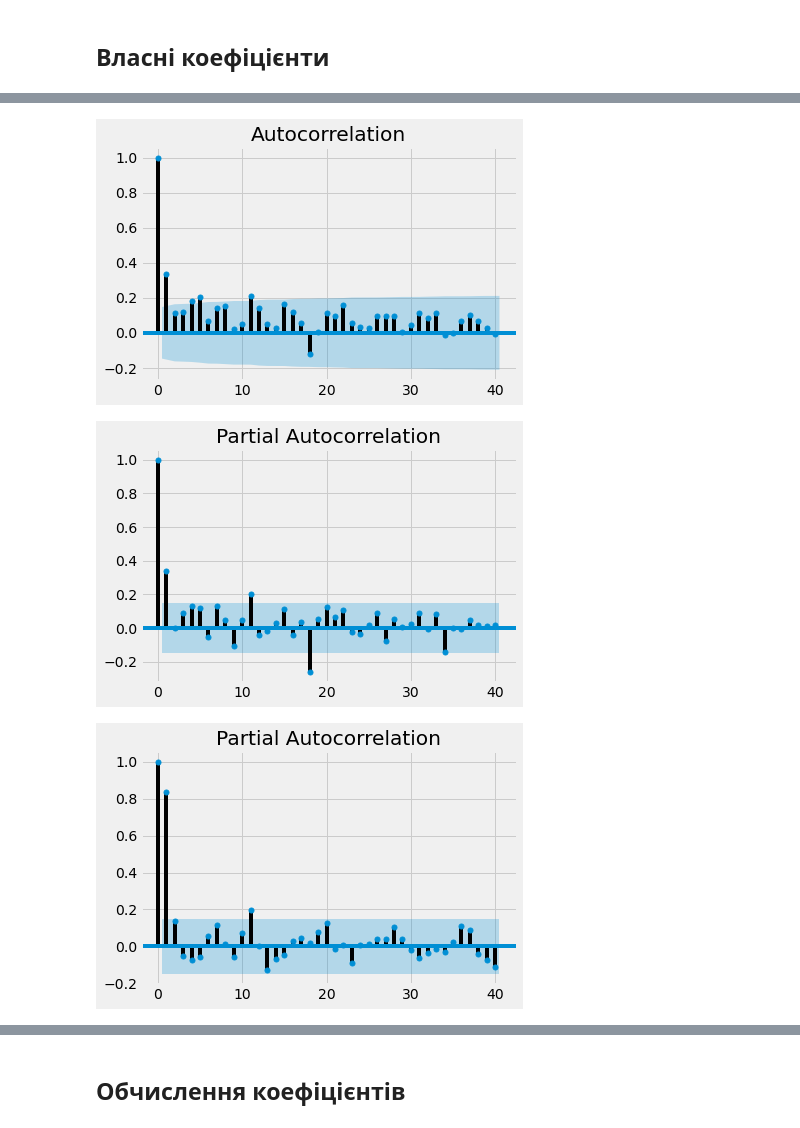
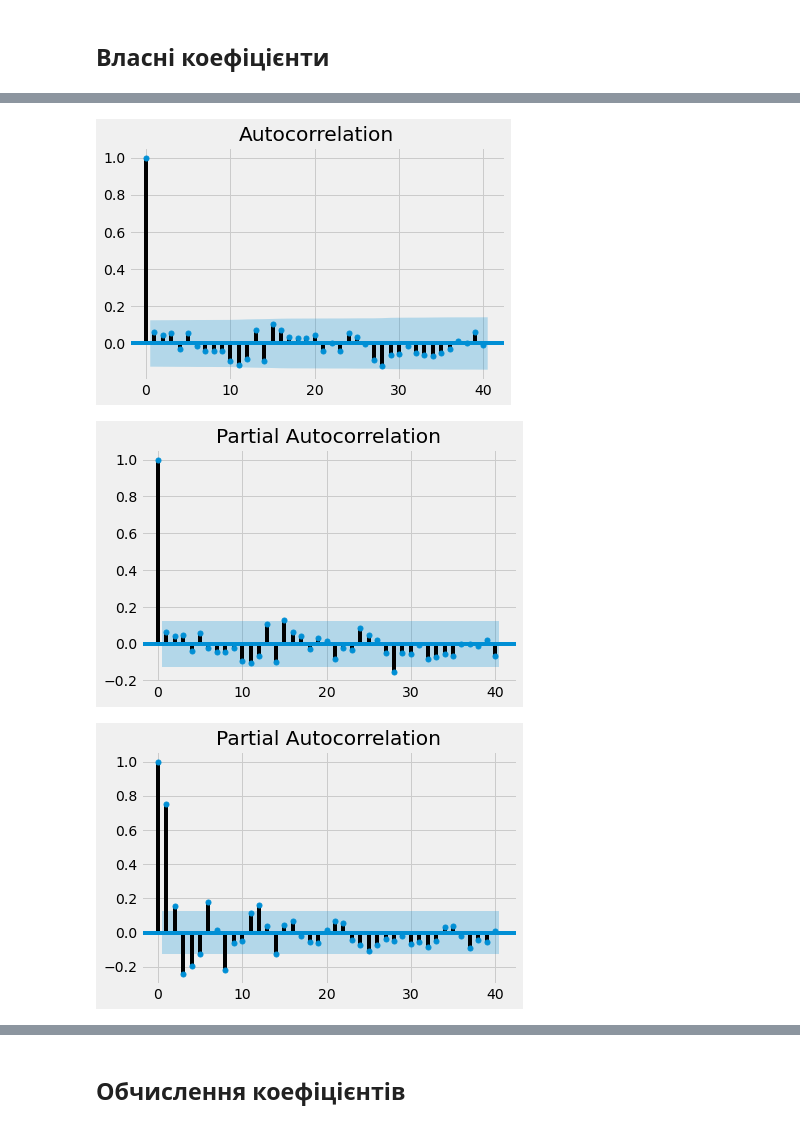
Before and after one commit to bateikoEd/time-series-analysis, a Jupyter notebook: lab3/second_series.ipynb, the cells around one changed output, grey strips where cells are left out. Saved outputs shown, nothing was run; the diff lists cells and outputs as text; code cells hidden in the pictures.

```diff
--- a/lab3/second_series.ipynb
+++ b/lab3/second_series.ipynb
@@ -362,10 +389,15 @@ def know_b(y, mv,q, window):
 # %%
-# diff_y = pd.Series(y).diff(periods=1).dropna()
+file1 = open('2006rts1.txt')
+file_text_1 = file1.read()
+y = np.array([float(x) for x in file_text_1.split()])
+
+diff_y = pd.DataFrame(y).diff().dropna()
+
 # test = sm.tsa.adfuller(diff_y)
-# y = np.array(diff_y).reshape(1,-1)[0]
-
-# y = np.log(y)
-
+# print(f'test:\n{test}')
+y_old = y
+# y = np.array(diff_y.values)
+y = np.array(diff_y).reshape(1,-1)[0]
 calculate_metrics_sample(y)
 # %% [output]
 {'series': 'Y',
@@ -382,14 +423,17 @@ calculate_metrics_sample(y)
 plot_acf(y, lags=lags);
 plot_pacf(y, lags=lags);
 # %% [output]
-[figure, old version]
+[figure, new version]
-[figure, old version]
+[figure, new version]
 # %%
 models_metrics_1 = pd.DataFrame(columns=['name', 'r_squared', 'sum_squared_resid', 'aic','durbin_watson','params_ar', 'params_ma','params_intercept'])
+predictions_model_aprox = pd.DataFrame(columns=['name', 'r_squared', 'sum_squared_resid', 'aic','durbin_watson','params_ar', 'params_ma','params_intercept'])
 predictions_model_1 = []
+
 window = 5
 mv5_simple = weight(pd.DataFrame(y), weight='simple',window=window)
+
 plot_pacf(pd.Series(mv5_simple[0]), lags=lags);
 # %% [output]
-[figure, old version]
+[figure, new version]
 # %%
```
Also changed, not shown: parts of 50 cells of this notebook, 11 other files.
